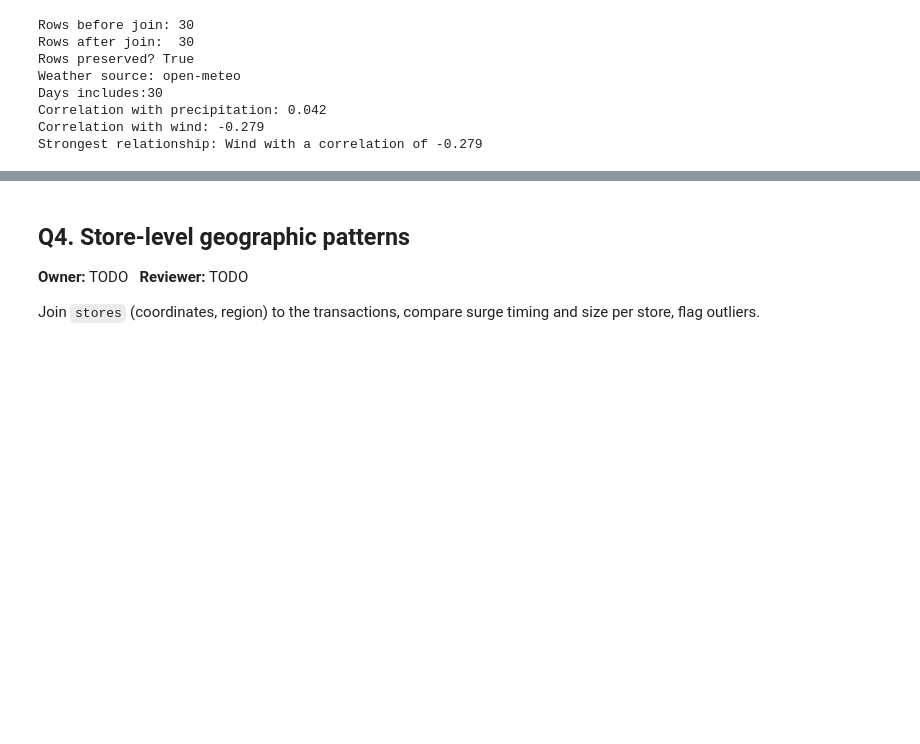
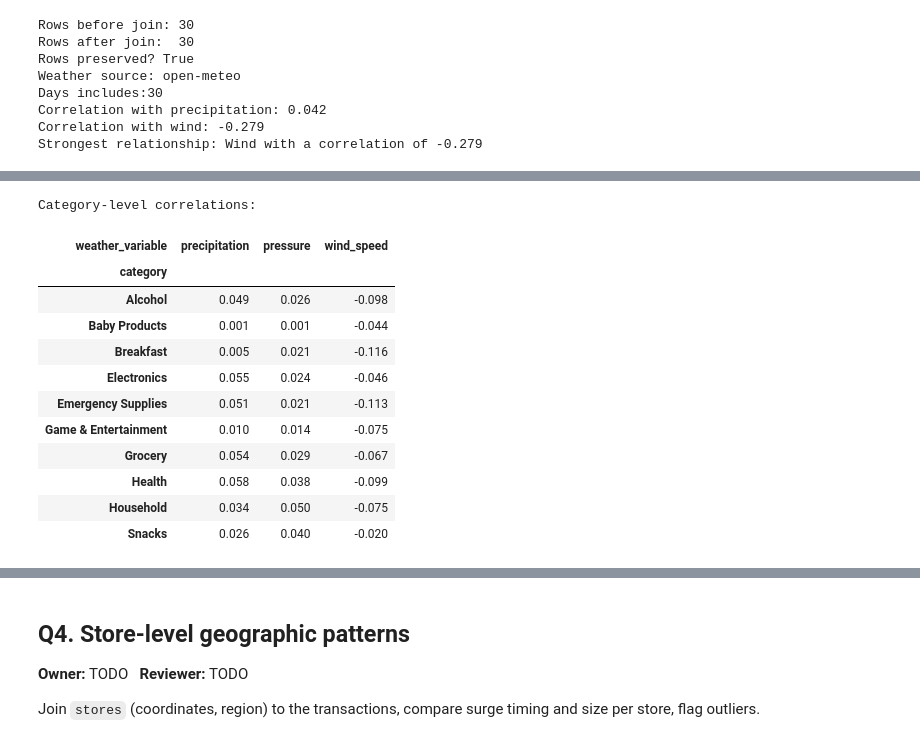
Before and after one commit to amulyasundaresan/Midterm-1, a Jupyter notebook: Notebooks/midterm_combined_notebook_1.ipynb, the cells around one changed output, grey strips where cells are left out. Drawn from its saved outputs; the diff is of its cells as text; code cells hidden in the pictures; blank space fills up the shorter version.

```diff
--- a/Notebooks/midterm_combined_notebook_1.ipynb
+++ b/Notebooks/midterm_combined_notebook_1.ipynb
@@ -1354,0 +1370,41 @@ plt.show()
+# %%
+# Category-level weather correlations
+category_correlations = []
+
+for category, group in sales_weather_store.groupby('category'):
+
+    for variable in weather_variables:
+
+        corr = group['total_units'].corr(group[variable])
+
+        category_correlations.append({
+            'category': category,
+            'weather_variable': variable,
+            'correlation': corr,
+            'observations': len(group)
+        })
+
+category_corr_df = pd.DataFrame(category_correlations)
+
+print('\nCategory-level correlations:')
+display(
+    category_corr_df.pivot(
+        index='category',
+        columns='weather_variable',
+        values='correlation'
+    ).round(3)
+)
+# %% [output]
+Category-level correlations:
+| weather_variable | precipitation | pressure | wind_speed |
+| category |  |  |  |
+| Alcohol | 0.049 | 0.026 | -0.098 |
+| Baby Products | 0.001 | 0.001 | -0.044 |
+| Breakfast | 0.005 | 0.021 | -0.116 |
+| Electronics | 0.055 | 0.024 | -0.046 |
+| Emergency Supplies | 0.051 | 0.021 | -0.113 |
+| Game & Entertainment | 0.010 | 0.014 | -0.075 |
+| Grocery | 0.054 | 0.029 | -0.067 |
+| Health | 0.058 | 0.038 | -0.099 |
+| Household | 0.034 | 0.050 | -0.075 |
+| Snacks | 0.026 | 0.040 | -0.020 |
```
Also changed, not shown: parts of 9 cells of this notebook.
